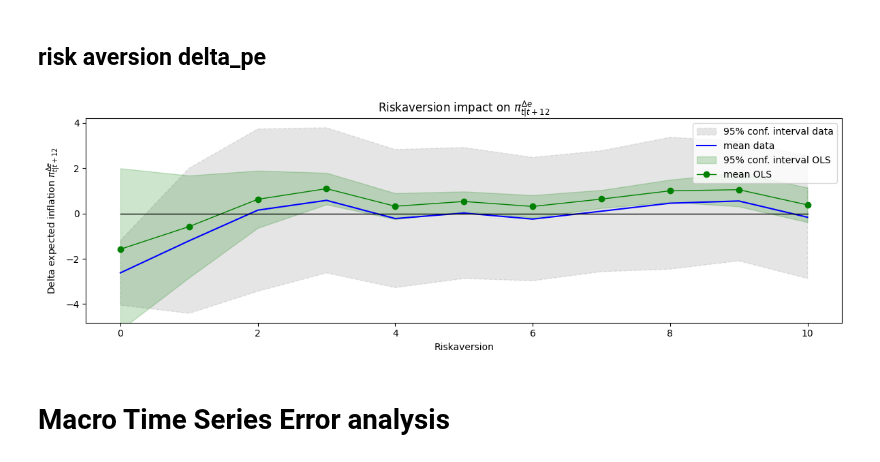
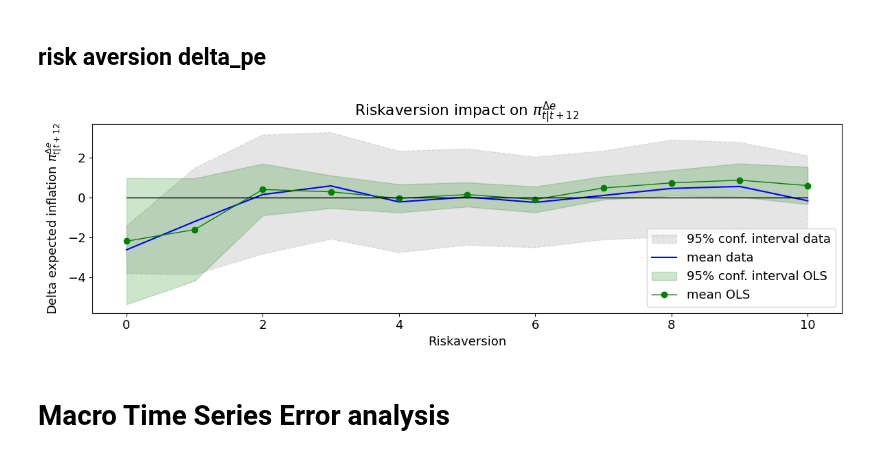
Before and after one commit to lukasgrahl/memoire2, a Jupyter notebook: notebooks/03-Analysis.ipynb, the cells around one changed output. Cells and saved outputs as stored; diff of their text form; code cells hidden in the pictures.

```diff
--- a/notebooks/03-Analysis.ipynb
+++ b/notebooks/03-Analysis.ipynb
@@ -183,7 +225,8 @@ ols_data = hhp[
         'hhinc_midpoint',
         # 'hhinc',
         # 'debt_midpoint',
-        # 'eduwork_txt',
+        # 'eduschool_txt',
+        'eduwork_txt',
         # 'wealth_bank_midpoint',
         # 'savings_planned',
         # 'profession_txt',
@@ -203,8 +246,8 @@ ols_data2 = ols_data.copy()
 # %%
 DICT_PARSE_COLS.update(
     {
-        'hhsize': 'categoryO', 'hhinc_midpoint': 'categoryO', 'pinc_midpoint': 'categoryO', 'profession_txt': 'category',
-        'riskaversion': 'categoryO'
+        'hhsize': 'categoryO', 'hhinc_midpoint': float, 'pinc_midpoint': 'categoryO', 'profession_txt': 'category',
+        'riskaversion': 'categoryO', 'eduschool_txt': 'category', 'savings_planned': float,
     }
 )
 DICT_PARSE_COLS.update({i: float for i in lst_error_cols})
@@ -213,7 +256,7 @@ ols_data = pd_df_astype(ols_data, DICT_PARSE_COLS)
 dict_cat_cols = {}
 for col in ols_data:
     if ols_data[col].dtype == 'category':
-        dummies = pd.get_dummies(ols_data[col], dtype=bool)
+        dummies = pd.get_dummies(ols_data[col].dropna(), dtype=bool, )
         dummies = dummies.add_prefix(col)
         ols_data = ols_data.join(dummies.iloc[:, :])
         ols_data = ols_data.drop(col, axis=1)
@@ -223,10 +266,16 @@ ols_data = ols_data.drop_duplicates().astype(float)
 # %%
 # multiple ols models
 lst_ols_mods, lst_dfbetas, lst_ols_data = [], [], []
-for col in lst_error_cols:
+_ = ""
+for col in lst_error_cols + ['delta_pe_MY_error_act']:
     d = ols_data.drop([i for i in lst_error_cols if i != col], axis=1)
+
+    if col == "delta_pe_MY_error_act" and _ == "":
+        d = d #[[i for i in d.columns if i not in ['hhsize']]] #', 'is_unempl']]]
+        _ = "x"
+    else:
+        d = d[[i for i in d.columns if 'risk' not in i]]
     d = d.dropna()
-    print(d.shape)
     ols = OLS(
         d[col],
         d.drop(col, axis=1),
@@ -252,29 +505,29 @@ sub2 = sub2.swaplevel(axis=1)['delta_pe_MY_error_act'].loc[[i for i in sub2.inde
 # %%
 sub = ols_data2.loc[~ols_data2.riskaversion.isna()].copy()
 sub = sub[['delta_pe_MY_error_act', 'riskaversion']].dropna()
 sub = sub.groupby('riskaversion', observed=True).aggregate(['mean', 'std']).droplevel(0, axis=1)
 
 fig, ax = plt.subplots(1,1, figsize=(12,4))
-ax.fill_between(sub.index, sub['mean'] - 1.2 *  sub['std'], sub['mean'] + 1.2 *  sub['std'], alpha=.2, color='grey',
+ax.fill_between(sub.index, sub['mean'] - 1 *  sub['std'], sub['mean'] + 1 *  sub['std'], alpha=.2, color='grey',
                  label='95% conf. interval data', linestyle='dashed')
 ax.plot(sub['mean'], color='blue', label='mean data')
 y_lim = ax.get_ylim()
 
 ax.fill_between(sub.index, sub2['conf_lower'], sub2['conf_upper'], color='green', alpha=.2, label='95% conf. interval OLS')
 ax.plot(sub2['coef'].values, lw=1, marker='o', color='green', label='mean OLS')
 ax.plot(sub.index, list([0] * len(sub2)), color='black', lw=1)
 
-ax.set_ylim(y_lim)
+# ax.set_ylim(y_lim)
 
 ax.legend()
 ax.set_xlabel("Riskaversion")
 ax.set_ylabel("Delta expected inflation $\pi^{\Delta e}_{t|t+12}$")
 ax.set_title("Riskaversion impact on $\pi^{\Delta e}_{t|t+12}$")
 
 fig.tight_layout()
 save_fig(fig, "riskaversion.png", GRAPHS_DIR)
 # %% [output]
-[figure, old version]
+[figure, new version]
 # %% [markdown]
 # Macro Time Series Error analysis
 # %% [markdown]
```
Also changed, not shown: parts of 33 cells of this notebook, 3 other files.
